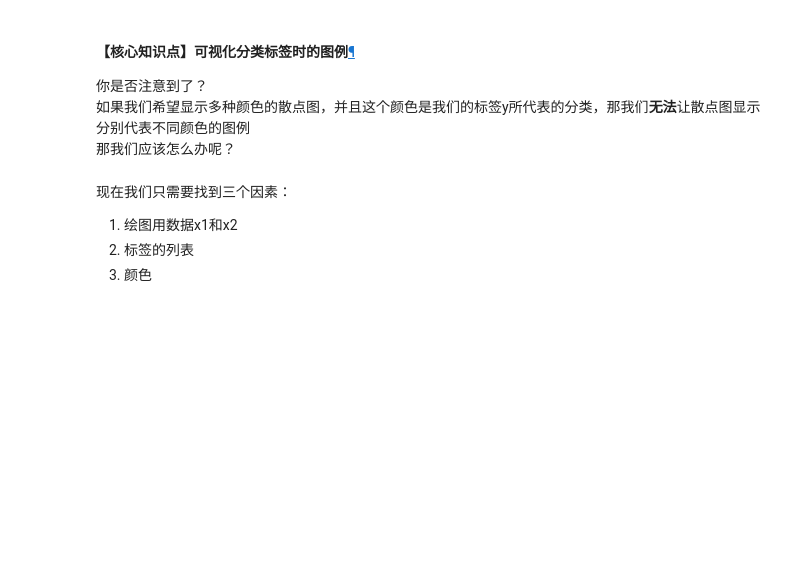
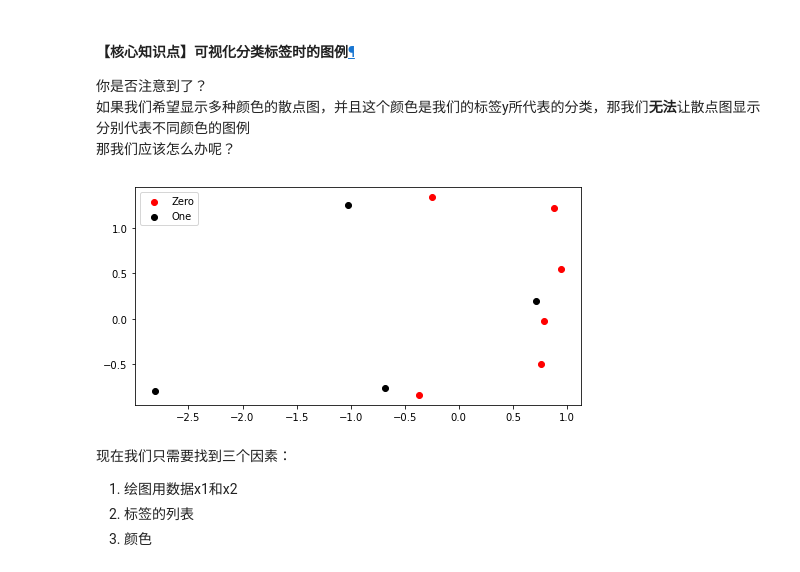
Before and after one commit to HuangCongQing/python-libraries, a Jupyter notebook: 03Matplotlib/Python可视化Top50Matplotlib/week1 correlation live.ipynb, the cells around one changed output. Cells and saved outputs as stored; diff of their text form; code cells hidden in the pictures; blank space fills up the shorter version.

```diff
--- a/03Matplotlib/Python可视化Top50Matplotlib/week1 correlation live.ipynb
+++ b/03Matplotlib/Python可视化Top50Matplotlib/week1 correlation live.ipynb
@@ -263,20 +282,29 @@ y
 如果我们希望显示多种颜色的散点图，并且这个颜色是我们的标签y所代表的分类，那我们<strong>无法</strong>让散点图显示分别代表不同颜色的图例<br/>
 那我们应该怎么办呢？</p>
 # %%
+
+X = np.random.randn(10,2)# 10行，2列的数据集
+y = np.array([0,0,1,1,0,1,0,1,0,0]) # 标签列表
+# print(y==0) # [ True  True False False  True False  True False  True  True]
+# print(X[y==0]) #
+plt.figure(figsize=(8,4))
+
 
 colors = ["red","black"] #确立颜色列表
 labels = ["Zero","One"] #确立标签的类别列表
 
-for i in range(X.shape[1]):
-    plt.scatter(X[y==i,0],
+for i in range(X.shape[1]): # 循环列数X.shape[1]
+    plt.scatter(X[y==i,0], # # print(y==0)
                X[y==i,1],
                c=colors[i],
                label = labels[i])
 
-#在标签中存在几种类别，我们就需要循环几次，一次画一个颜色的点
+#在标签中存在几种类别，我们就需要循环几次，一次画一个颜色的点=====================
 
 plt.legend()
 plt.show()
+# %% [output]
+[figure, added]
 # %% [markdown]
 
 <p>现在我们只需要找到三个因素：</p>
```
Also changed, not shown: parts of 41 cells of this notebook, 1 other file.
